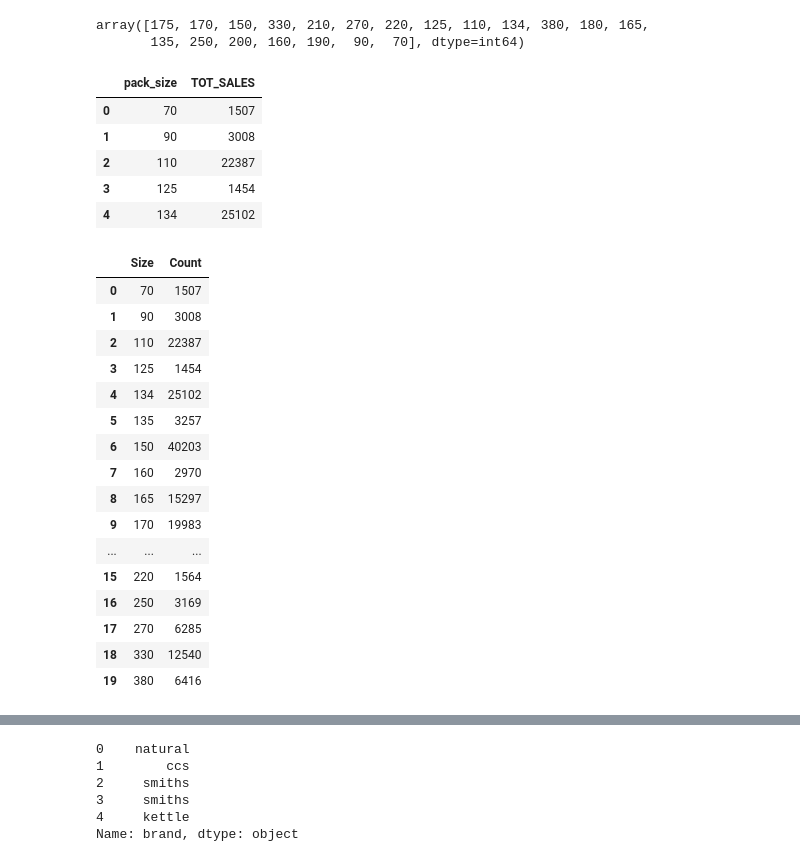
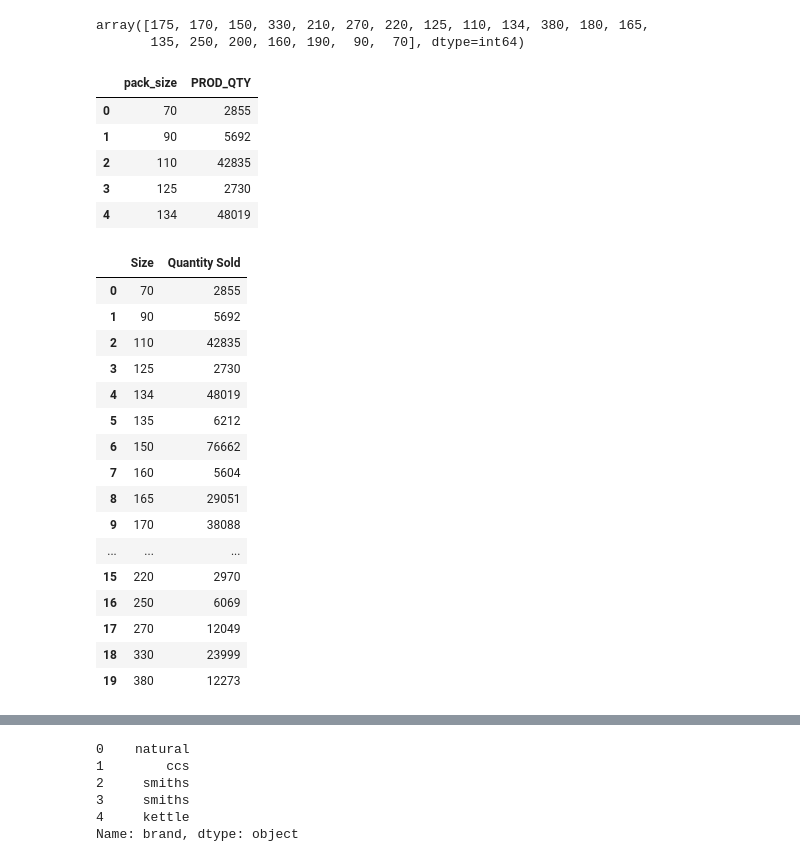
Before and after one commit to Johnson-a-hash/quantium-virtual-program, a Jupyter notebook: Quantium Module 1.ipynb, the cells around one changed output, grey strips where cells are left out. Drawn from its saved outputs; the diff is of its cells as text; code cells hidden in the pictures.

```diff
--- a/Quantium Module 1.ipynb
+++ b/Quantium Module 1.ipynb
@@ -140,12 +148,6 @@ transactionData['newdate'].head()
 3   2018-08-17
 4   2018-08-18
 Name: newdate, dtype: datetime64[ns]
-# %%
-# Create 'year', 'month' and 'day' features form 'newdate'
-
-transactionData['year'] = [t.year for t in pd.DatetimeIndex(transactionData.newdate)]
-transactionData['month'] = [t.month for t in pd.DatetimeIndex(transactionData.newdate)]
-transactionData['day'] = [t.day for t in pd.DatetimeIndex(transactionData.newdate)]
 # %%
 transactionData.head()
 # %% [output]
@@ -481,36 +516,36 @@ transactionData['pack_size'].unique()
 array([175, 170, 150, 330, 210, 270, 220, 125, 110, 134, 380, 180, 165,
        135, 250, 200, 160, 190,  90,  70], dtype=int64)
 # %%
-# Compute number of transactions for each pack size
+# Compute number of sales for each pack size
 
-pack_count = transactionData[['pack_size', 'TOT_SALES']].groupby(['pack_size'], as_index = False).count()
-pack_count.head()
+packSales = transactionData[['pack_size', 'PROD_QTY']].groupby(['pack_size'], as_index = False).sum()
+packSales.head()
 # %% [output]
-|  | pack_size | TOT_SALES |
-| 0 | 70 | 1507 |
-| 1 | 90 | 3008 |
-| 2 | 110 | 22387 |
-| 3 | 125 | 1454 |
-| 4 | 134 | 25102 |
+|  | pack_size | PROD_QTY |
+| 0 | 70 | 2855 |
+| 1 | 90 | 5692 |
+| 2 | 110 | 42835 |
+| 3 | 125 | 2730 |
+| 4 | 134 | 48019 |
 # %%
-pack_count.rename(columns = {'pack_size':'Size', 'TOT_SALES':'Count'}, inplace = True)
-pack_count.sort_values(by = ['Size'], inplace = True)
-pack_count
+packSales.rename(columns = {'pack_size': 'Size', 'PROD_QTY': 'Quantity Sold'}, inplace = True)
+packSales.sort_values(by = 'Size', inplace = True)
+packSales
 # %% [output]
-|  | Size | Count |
-| 0 | 70 | 1507 |
-| 1 | 90 | 3008 |
-| 2 | 110 | 22387 |
-| 3 | 125 | 1454 |
-| 4 | 134 | 25102 |
-| 5 | 135 | 3257 |
-| 6 | 150 | 40203 |
-| 7 | 160 | 2970 |
-| 8 | 165 | 15297 |
-| 9 | 170 | 19983 |
+|  | Size | Quantity Sold |
+| 0 | 70 | 2855 |
+| 1 | 90 | 5692 |
+| 2 | 110 | 42835 |
+| 3 | 125 | 2730 |
+| 4 | 134 | 48019 |
+| 5 | 135 | 6212 |
+| 6 | 150 | 76662 |
+| 7 | 160 | 5604 |
+| 8 | 165 | 29051 |
+| 9 | 170 | 38088 |
 | ... | ... | ... |
-| 15 | 220 | 1564 |
-| 16 | 250 | 3169 |
-| 17 | 270 | 6285 |
-| 18 | 330 | 12540 |
-| 19 | 380 | 6416 |
+| 15 | 220 | 2970 |
+| 16 | 250 | 6069 |
+| 17 | 270 | 12049 |
+| 18 | 330 | 23999 |
+| 19 | 380 | 12273 |
```
Also changed, not shown: parts of 30 cells of this notebook.
